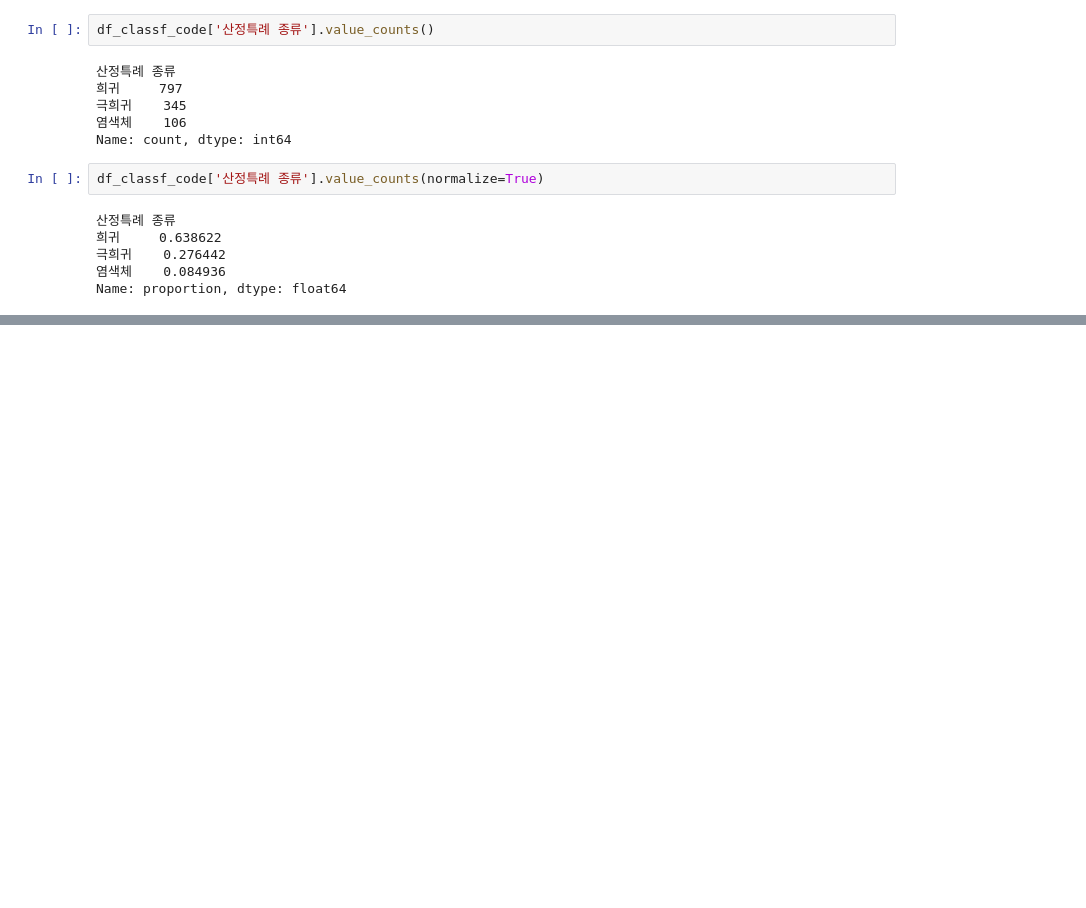
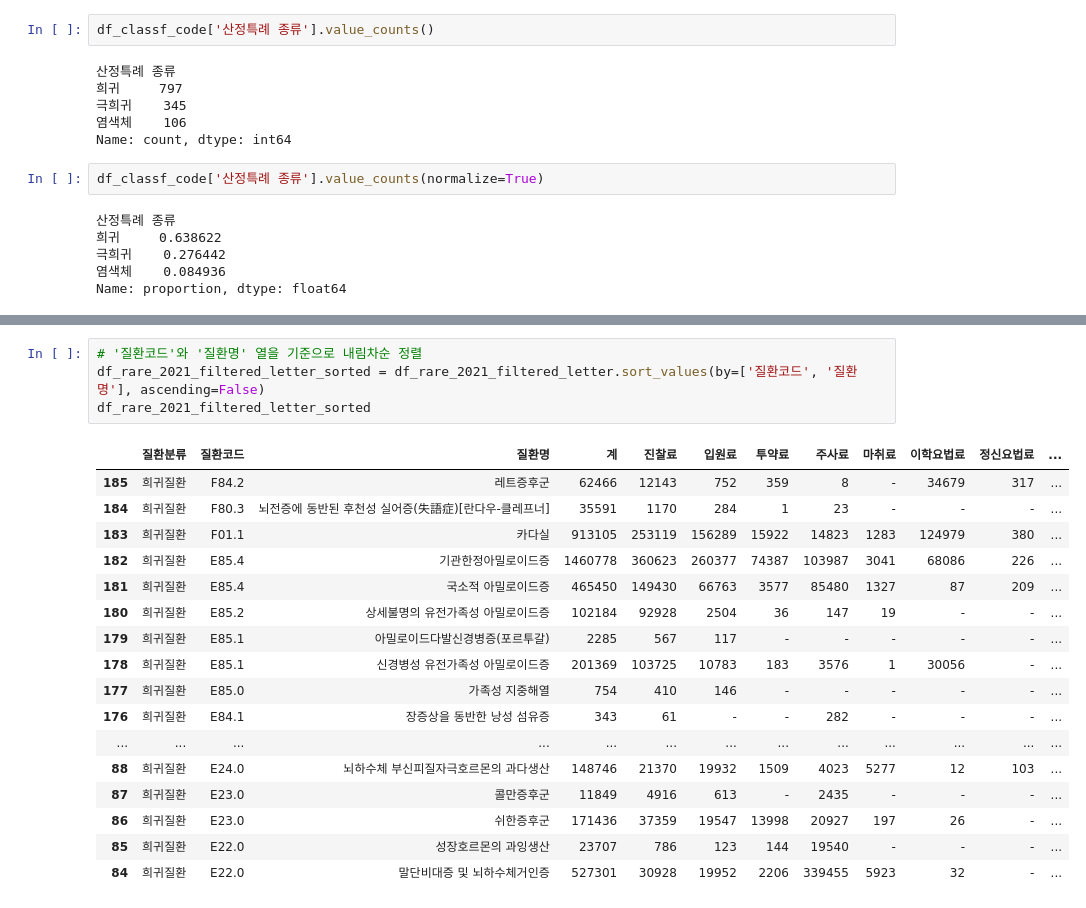
Before and after one commit to kdj0712/rare_field_fastapis, a Jupyter notebook: data/data_analysis/persona2/ipynb/persona2_DDA_youjin.ipynb, the cells around one changed output, grey strips where cells are left out. Cells and saved outputs as stored; diff of their text form; blank space fills up the shorter version.

```diff
--- a/data/data_analysis/persona2/ipynb/persona2_DDA_youjin.ipynb
+++ b/data/data_analysis/persona2/ipynb/persona2_DDA_youjin.ipynb
@@ -87,0 +182,22 @@ KeyError: '희귀'
+# %%
+# '질환코드'와 '질환명' 열을 기준으로 내림차순 정렬
+df_rare_2021_filtered_letter_sorted = df_rare_2021_filtered_letter.sort_values(by=['질환코드', '질환명'], ascending=False)
+df_rare_2021_filtered_letter_sorted
+# %% [output]
+|  | 질환분류 | 질환코드 | 질환명 | 계 | 진찰료 | 입원료 | 투약료 | 주사료 | 마취료 | 이학요법료 | 정신요법료 | ... |
+| 185 | 희귀질환 | F84.2 | 레트증후군 | 62466 | 12143 | 752 | 359 | 8 | - | 34679 | 317 | ... |
+| 184 | 희귀질환 | F80.3 | 뇌전증에 동반된 후천성 실어증(失語症)[란다우-클레프너] | 35591 | 1170 | 284 | 1 | 23 | - | - | - | ... |
+| 183 | 희귀질환 | F01.1 | 카다실 | 913105 | 253119 | 156289 | 15922 | 14823 | 1283 | 124979 | 380 | ... |
+| 182 | 희귀질환 | E85.4 | 기관한정아밀로이드증 | 1460778 | 360623 | 260377 | 74387 | 103987 | 3041 | 68086 | 226 | ... |
+| 181 | 희귀질환 | E85.4 | 국소적 아밀로이드증 | 465450 | 149430 | 66763 | 3577 | 85480 | 1327 | 87 | 209 | ... |
+| 180 | 희귀질환 | E85.2 | 상세불명의 유전가족성 아밀로이드증 | 102184 | 92928 | 2504 | 36 | 147 | 19 | - | - | ... |
+| 179 | 희귀질환 | E85.1 | 아밀로이드다발신경병증(포르투갈) | 2285 | 567 | 117 | - | - | - | - | - | ... |
+| 178 | 희귀질환 | E85.1 | 신경병성 유전가족성 아밀로이드증 | 201369 | 103725 | 10783 | 183 | 3576 | 1 | 30056 | - | ... |
+| 177 | 희귀질환 | E85.0 | 가족성 지중해열 | 754 | 410 | 146 | - | - | - | - | - | ... |
+| 176 | 희귀질환 | E84.1 | 장증상을 동반한 낭성 섬유증 | 343 | 61 | - | - | 282 | - | - | - | ... |
+| ... | ... | ... | ... | ... | ... | ... | ... | ... | ... | ... | ... | ... |
+| 88 | 희귀질환 | E24.0 | 뇌하수체 부신피질자극호르몬의 과다생산 | 148746 | 21370 | 19932 | 1509 | 4023 | 5277 | 12 | 103 | ... |
+| 87 | 희귀질환 | E23.0 | 콜만증후군 | 11849 | 4916 | 613 | - | 2435 | - | - | - | ... |
+| 86 | 희귀질환 | E23.0 | 쉬한증후군 | 171436 | 37359 | 19547 | 13998 | 20927 | 197 | 26 | - | ... |
+| 85 | 희귀질환 | E22.0 | 성장호르몬의 과잉생산 | 23707 | 786 | 123 | 144 | 19540 | - | - | - | ... |
+| 84 | 희귀질환 | E22.0 | 말단비대증 및 뇌하수체거인증 | 527301 | 30928 | 19952 | 2206 | 339455 | 5923 | 32 | - | ... |
```
Also changed, not shown: parts of 22 cells of this notebook, 24 other files.
